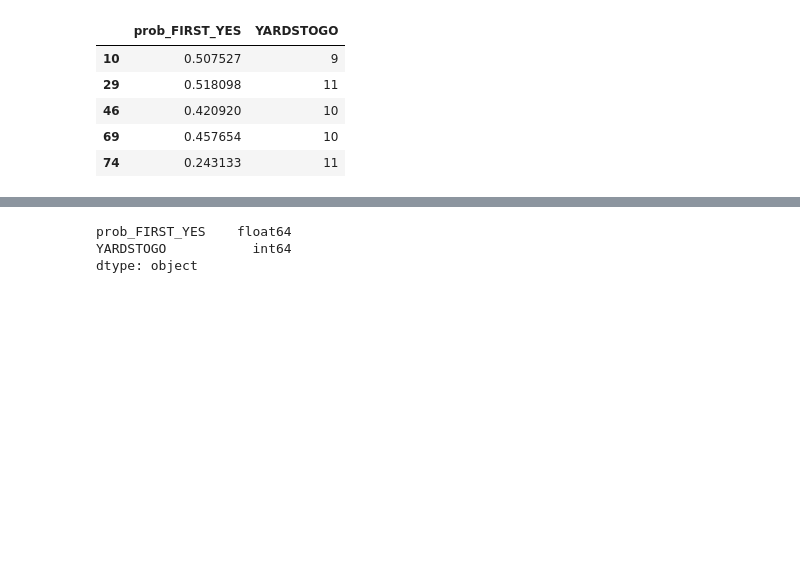
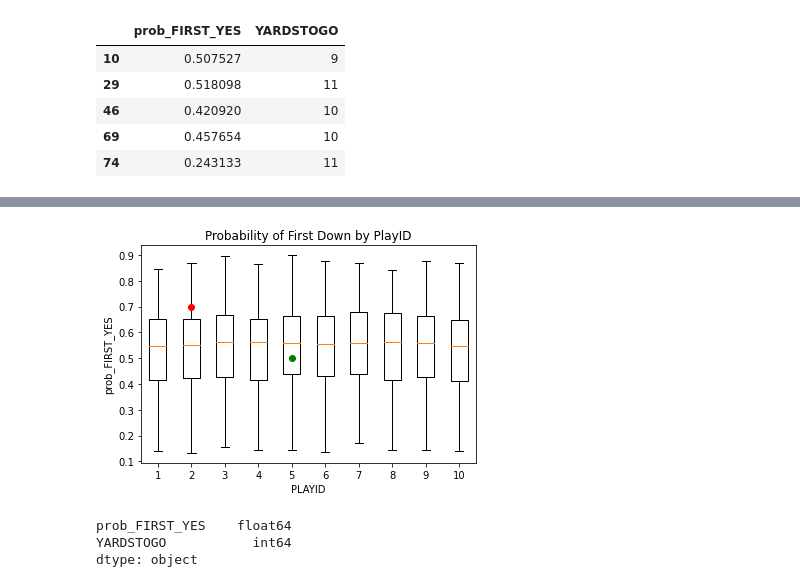
Before and after one commit to git-dan-hub/J_Lab, a Jupyter notebook: ASB_Documentation_Sample.ipynb, the cells around one changed output, grey strips where cells are left out. Cells and saved outputs as stored; diff of their text form; code cells hidden in the pictures; blank space fills up the shorter version.

```diff
--- a/ASB_Documentation_Sample.ipynb
+++ b/ASB_Documentation_Sample.ipynb
@@ -644,3 +739,26 @@ plt.show()
+# %%
+# boxplot for PlayID, probability of first down with each yard to go
+fig1, ax1 = plt.subplots()
+ax1.set_title('Probability of First Down by PlayID')
+bp_data = []
+
+for d in data.groups:
+    playid = d
+    prob_FIRST_YES = data.get_group(playid)
+    bp_data.append(prob_FIRST_YES['prob_FIRST_YES'].values)
+#     print(d, prob_FIRST_YES['prob_FIRST_YES'].values)
+#     print()
+ax1.boxplot(bp_data)
+plt.xlabel("PLAYID")
+plt.ylabel("prob_FIRST_YES")
+
+# Additional Points
+plt.plot(5, 0.5, 'go') # add green dot to yardtogo=5 and prob_FIRST_YES=0.5
+plt.plot(2, 0.7, 'ro') # add red dot to yardtogo=2 and prob_FIRST_YES=0.7
+
+plt.show()
+# %% [output]
+[figure, added]
 # %%
  prob_FIRST_YES.dtypes
 # %% [output]
```
Also changed, not shown: parts of 15 cells of this notebook.
